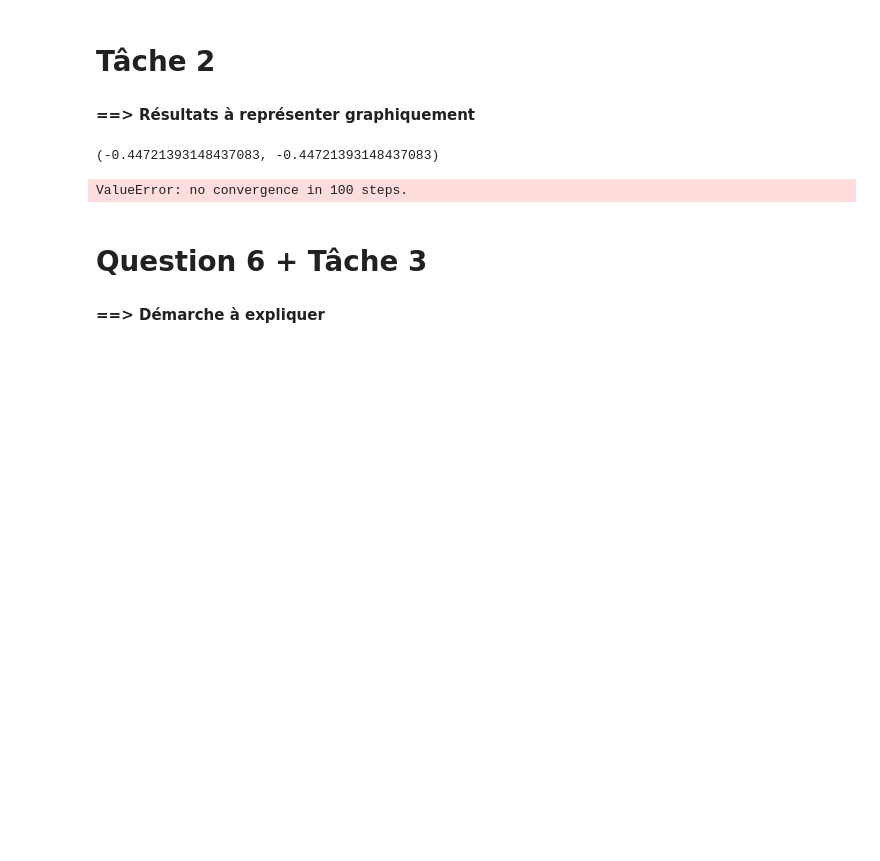
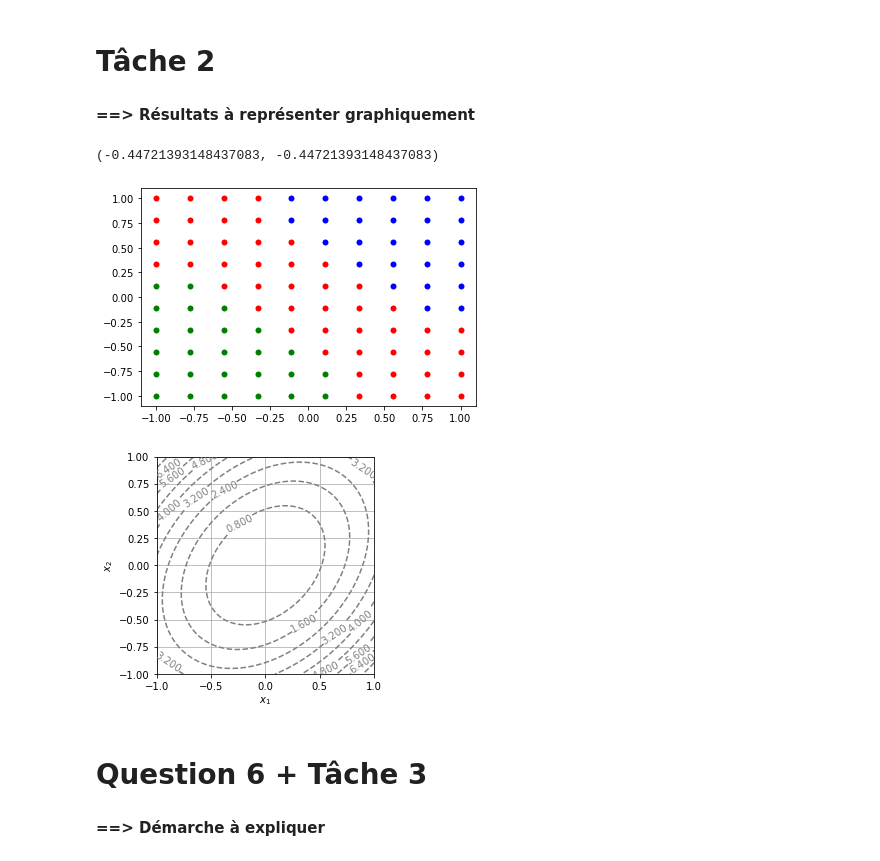
Before and after one commit to HugoDLM/Projet-numerique, a Jupyter notebook: Devoir.ipynb, the cells around one changed output. Saved outputs shown, nothing was run; the diff lists cells and outputs as text; code cells hidden in the pictures; blank space fills up the shorter version.

```diff
--- a/Devoir.ipynb
+++ b/Devoir.ipynb
@@ -158,32 +158,38 @@ Newton(F1,-0.5,-0.5,eps,N)
 # %%
 c=0.8
 
 def F1(x,y):
     return np.array([f1(x,y)-c,x-y])
 
-x=np.linspace(-1.0,1.0,100)
-y=np.linspace(-1.0,1.0,100)
+x=np.linspace(-1.0,1.0,10)
+y=np.linspace(-1.0,1.0,10)
 x1,y1,x2,y2,x0,y0=[],[],[],[],[],[]
-for k in range(100):
-    for j in range(100):
+for k in range(10):
+    for j in range(10):
         try:
-            a=Newton(F1,x[k],x[j],eps,N)
+            if abs(Newton(F1,x[k],x[j],eps,N)[0]- Newton(F1,0.8,0.8,eps,N)[0])<0.1:
+                x1.append(x[k])
+                y1.append(x[j])
+            elif abs(Newton(F1,x[k],x[j],eps,N)[0]- Newton(F1,-0.5,-0.5,eps,N)[0])<0.1:
+                x2.append(x[k])
+                y2.append(x[j])
         except:
             x0.append(x[k])
             y0.append(x[j])
-        if abs(Newton(F1,x[k],x[j],eps,N)[0]- Newton(F1,0.8,0.8,eps,N)[0])<0.1:
-            x1.append(x[k])
-            y1.append(x[j])
-        elif abs(Newton(F1,x[k],x[j],eps,N)[0]- Newton(F1,-0.5,-0.5,eps,N)[0])<0.1:
-            x2.append(x[k])
-            y2.append(x[j])
 
-plt.scatter(x0,y0,'Pas de convergence',color='red')
-plt.scatter(x1,y1,'Convergence Point 1',color='blue')
-plt.scatter(x2,y2,'Convergence Point 2',color='green')
+plt.scatter(x0,y0,color='red',linewidths=0.001)#,'Pas de convergence',color='red')
+plt.scatter(x1,y1,color='blue',linewidths=0.001)#,'Convergence Point 1',color='blue')
+plt.scatter(x2,y2,color='green',linewidths=0.001)#,'Convergence Point 2',color='green')
+display_contour(
+    f1,
+    x=np.linspace(-1.0, 1.0, 100),
+    y=np.linspace(-1.0, 1.0, 100),
+    levels=10 # 10 levels, automatically selected
+)
 plt.show()
 # %% [output]
-ValueError: no convergence in 100 steps.
+[figure, added]
+[figure, added]
 # %% [markdown]
 Question 6 + Tâche 3
 ==
```
Also changed, not shown: parts of 4 cells of this notebook, 1 other file.
